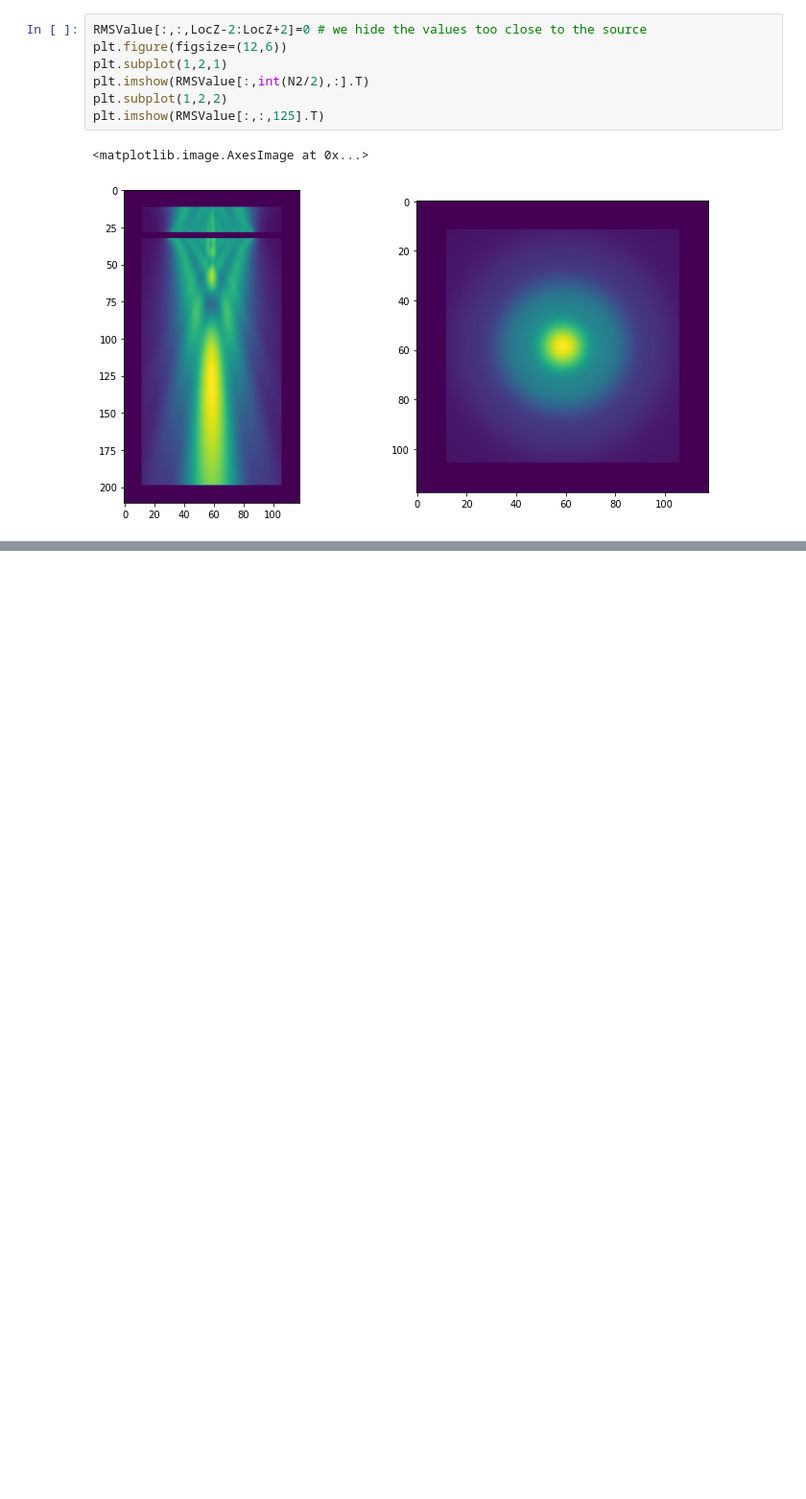
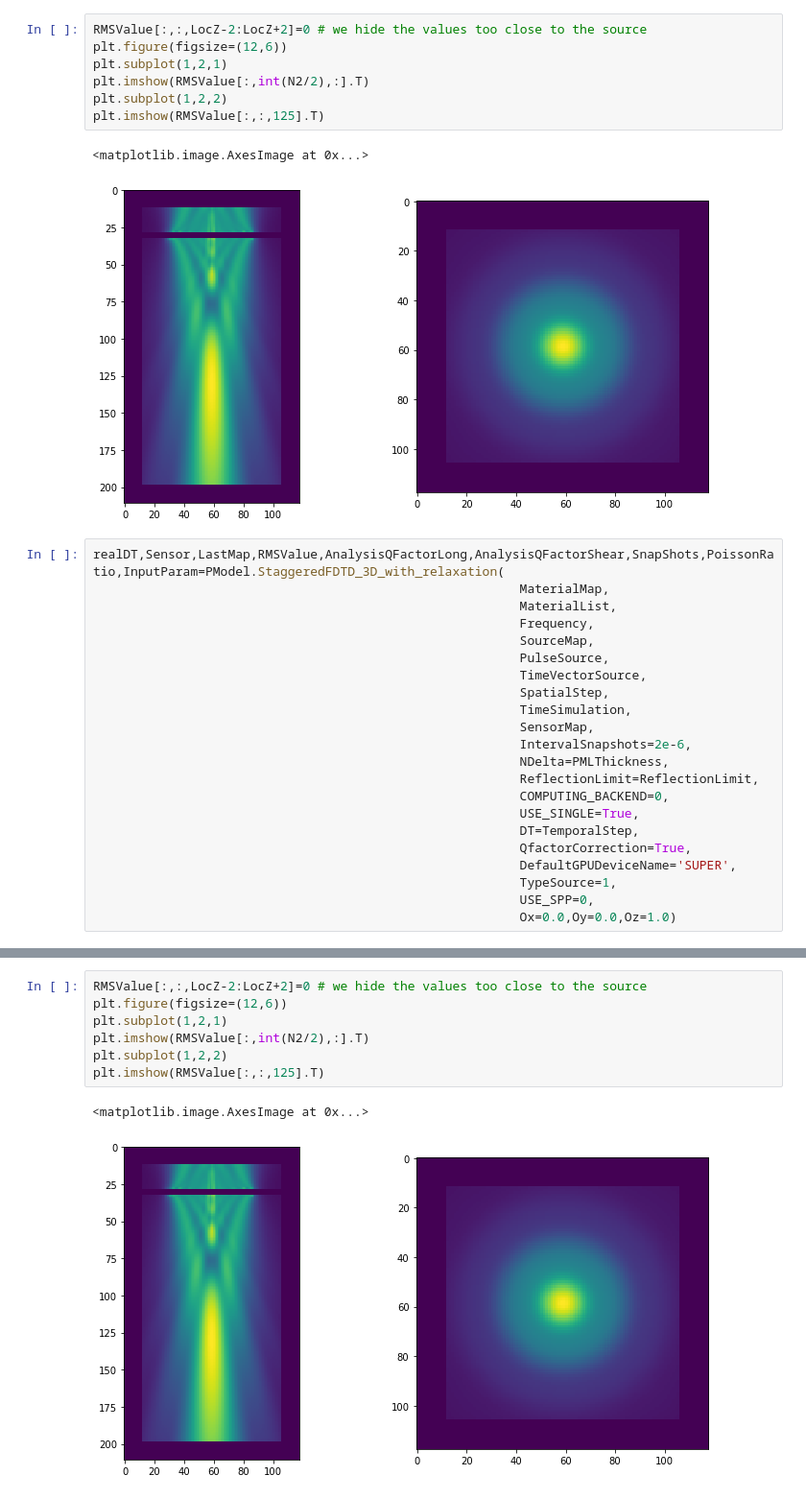
Before and after one commit to ProteusMRIgHIFU/BabelViscoFDTD, a Jupyter notebook: Example Notebooks/1 - Flat source homgenous medium.ipynb, the cells around one changed output, grey strips where cells are left out. Shown: that part at 96% size. Saved outputs shown, nothing was run; the diff lists cells and outputs as text; blank space fills up the shorter version.

Commit message:
small chnages to some variable names and fiexes for compilation under Linux

```diff
--- a/Example Notebooks/1 - Flat source homgenous medium.ipynb
+++ b/Example Notebooks/1 - Flat source homgenous medium.ipynb
@@ -180,3 +180,25 @@ plt.imshow(RMSValue[:,:,125].T)
 # %% [output]
 <matplotlib.image.AxesImage at 0x...>
 [figure]
+# %%
+realDT,Sensor,LastMap,RMSValue,AnalysisQFactorLong,AnalysisQFactorShear,SnapShots,PoissonRatio,InputParam=PModel.StaggeredFDTD_3D_with_relaxation(
+                                                         MaterialMap,
+                                                         MaterialList,
+                                                         Frequency,
+                                                         SourceMap,
+                                                         PulseSource,
+                                                         TimeVectorSource,
+                                                         SpatialStep,
+                                                         TimeSimulation,
+                                                         SensorMap,
+                                                         IntervalSnapshots=2e-6,
+                                                         NDelta=PMLThickness,
+                                                         ReflectionLimit=ReflectionLimit,
+                                                         COMPUTING_BACKEND=0,
+                                                         USE_SINGLE=True,
+                                                         DT=TemporalStep,
+                                                         QfactorCorrection=True,
+                                                         DefaultGPUDeviceName='SUPER',
+                                                         TypeSource=1,
+                                                         USE_SPP=0,
+                                                         Ox=0.0,Oy=0.0,Oz=1.0)
@@ -182,0 +223,10 @@ plt.imshow(RMSValue[:,:,125].T)
+# %%
+RMSValue[:,:,LocZ-2:LocZ+2]=0 # we hide the values too close to the source
+plt.figure(figsize=(12,6))
+plt.subplot(1,2,1)
+plt.imshow(RMSValue[:,int(N2/2),:].T)
+plt.subplot(1,2,2)
+plt.imshow(RMSValue[:,:,125].T)
+# %% [output]
+<matplotlib.image.AxesImage at 0x...>
+[figure, added]
```
Also changed, not shown: parts of 4 cells of this notebook, 5 other files.
